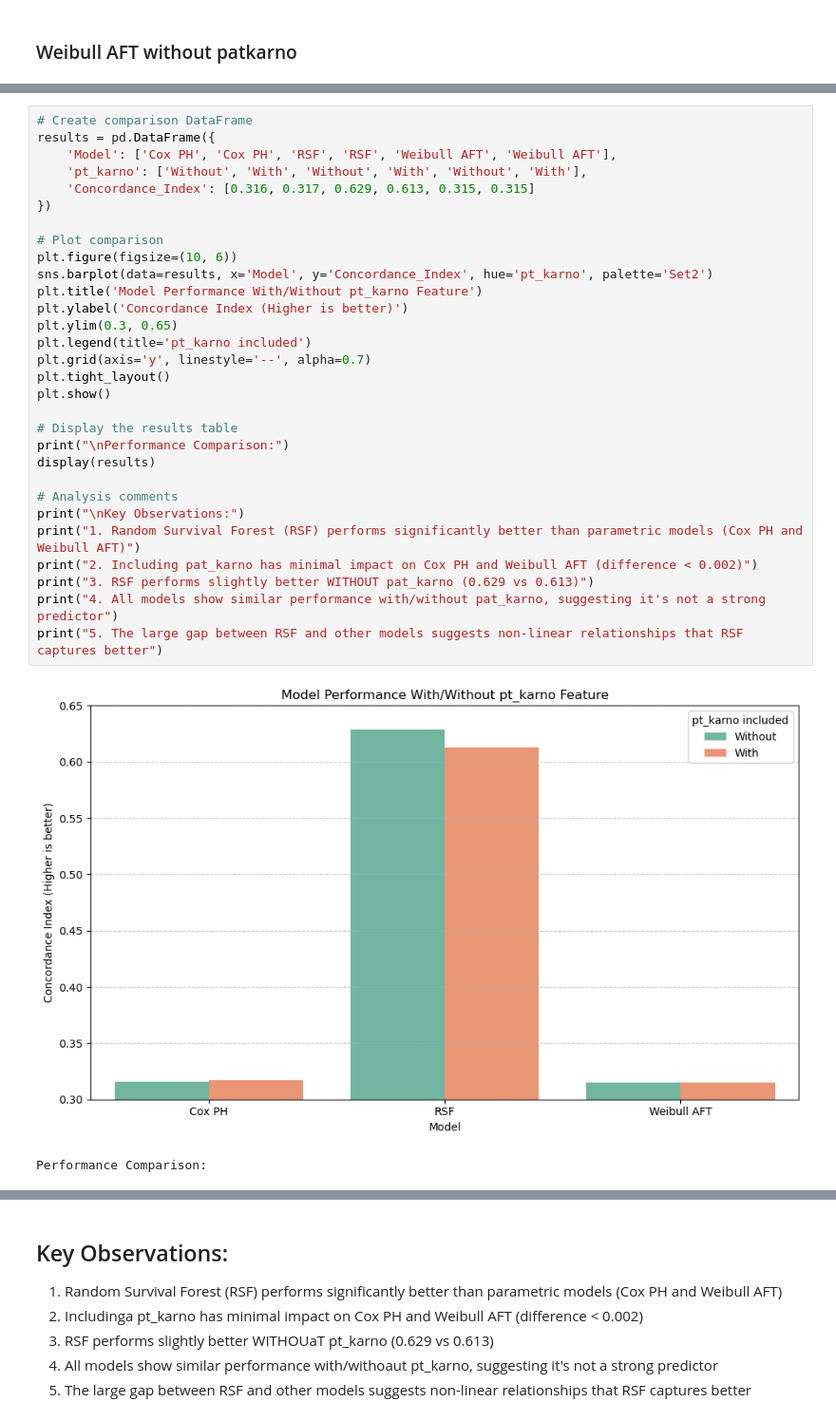
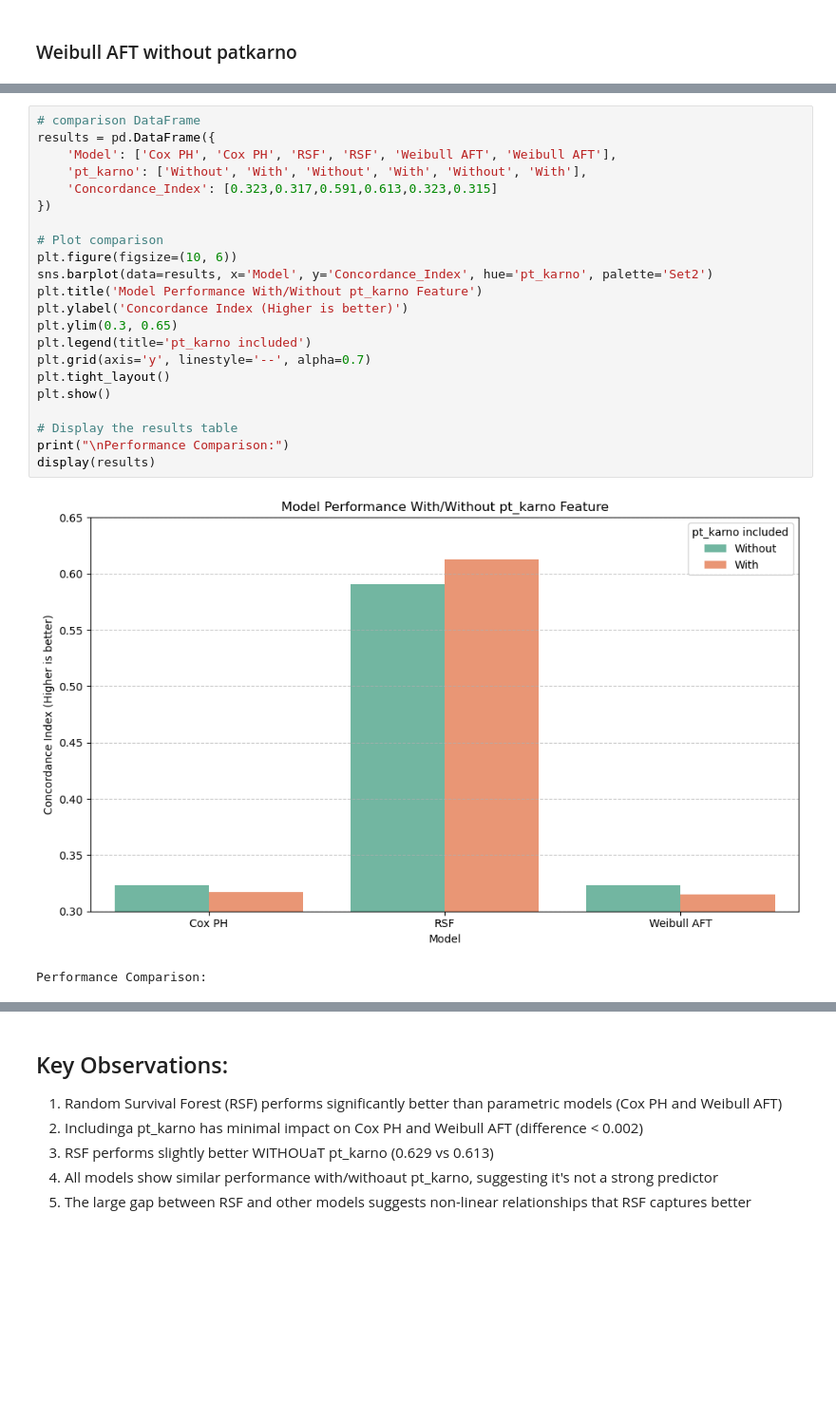
Before and after one commit to AGHANAKS/Final-Year-Project, a Jupyter notebook: surv analysis code.ipynb, the cells around one changed output, grey strips where cells are left out. Shown at 95% size. Cells and saved outputs as stored; diff of their text form; blank space fills up the shorter version.

```diff
--- a/surv analysis code.ipynb
+++ b/surv analysis code.ipynb
@@ -1266,34 +1313,26 @@ Brier Scores:
 # %%
-# Create comparison DataFrame
+# comparison DataFrame
 results = pd.DataFrame({
     'Model': ['Cox PH', 'Cox PH', 'RSF', 'RSF', 'Weibull AFT', 'Weibull AFT'],
     'pt_karno': ['Without', 'With', 'Without', 'With', 'Without', 'With'],
-    'Concordance_Index': [0.316, 0.317, 0.629, 0.613, 0.315, 0.315]
+    'Concordance_Index': [0.323,0.317,0.591,0.613,0.323,0.315]
 })
 
 # Plot comparison
 plt.figure(figsize=(10, 6))
 sns.barplot(data=results, x='Model', y='Concordance_Index', hue='pt_karno', palette='Set2')
 plt.title('Model Performance With/Without pt_karno Feature')
 plt.ylabel('Concordance Index (Higher is better)')
 plt.ylim(0.3, 0.65)
 plt.legend(title='pt_karno included')
 plt.grid(axis='y', linestyle='--', alpha=0.7)
 plt.tight_layout()
 plt.show()
 
 # Display the results table
 print("\nPerformance Comparison:")
 display(results)
-
-# Analysis comments
-print("\nKey Observations:")
-print("1. Random Survival Forest (RSF) performs significantly better than parametric models (Cox PH and Weibull AFT)")
-print("2. Including pat_karno has minimal impact on Cox PH and Weibull AFT (difference < 0.002)")
-print("3. RSF performs slightly better WITHOUT pat_karno (0.629 vs 0.613)")
-print("4. All models show similar performance with/without pat_karno, suggesting it's not a strong predictor")
-print("5. The large gap between RSF and other models suggests non-linear relationships that RSF captures better")
 # %% [output]
-[figure, old version]
+[figure, new version]
 Performance Comparison:
 |  | Model | pt_karno | Concordance_Index |
```
Also changed, not shown: parts of 6 cells of this notebook.
